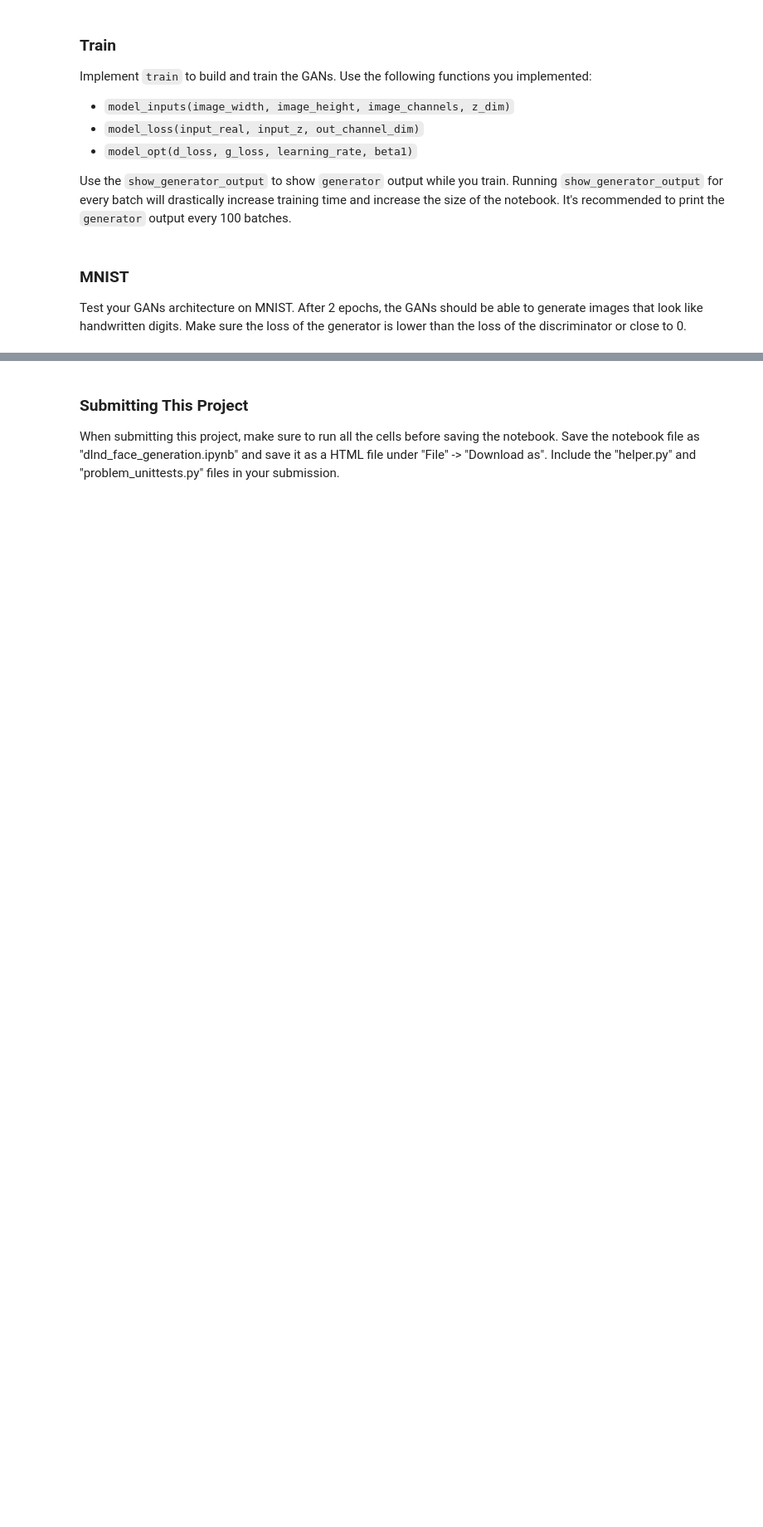
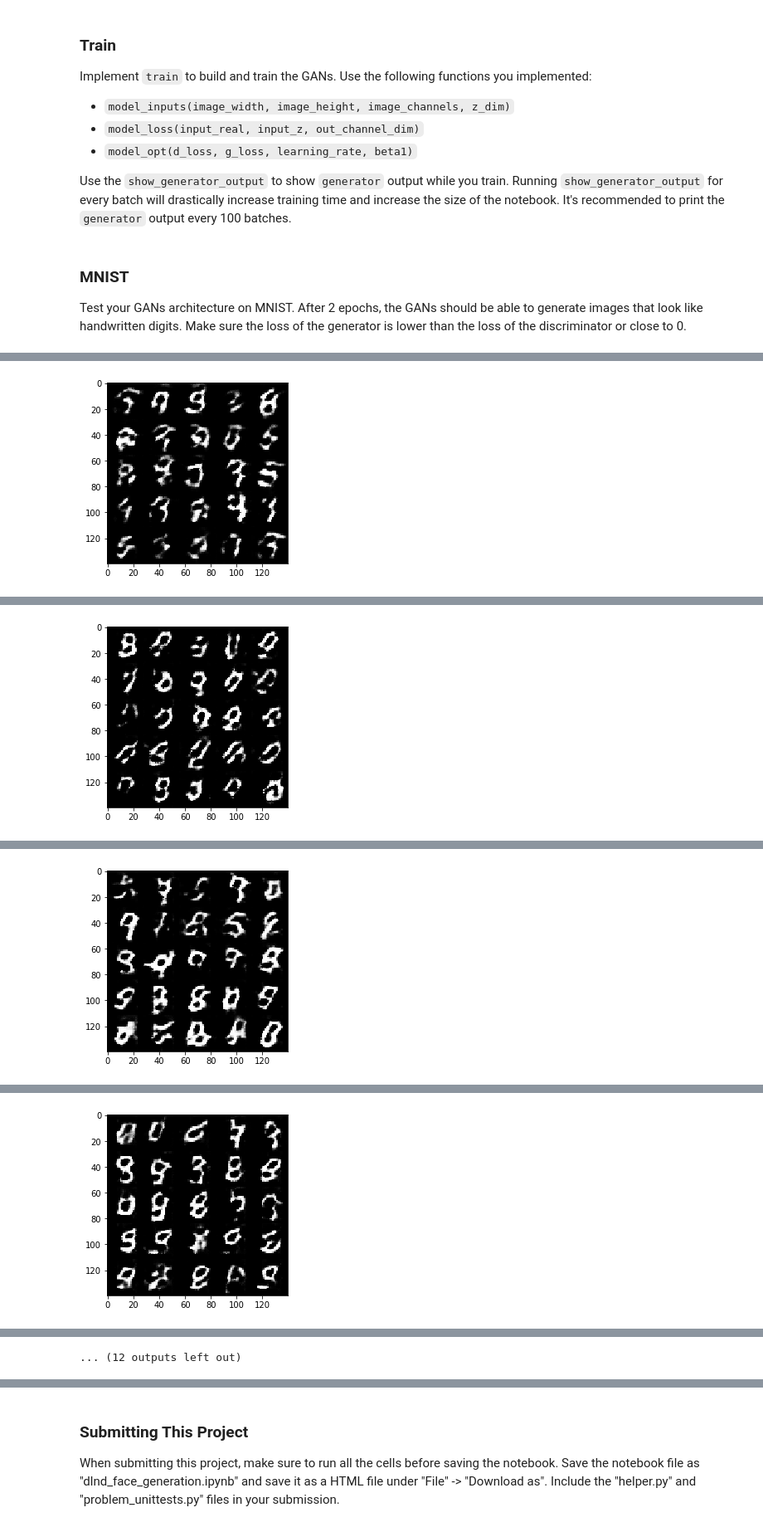
Before and after one commit to dubailey/GAN-Face-Generator, a Jupyter notebook: dlnd_face_generation.ipynb, the cells around one changed output, grey strips where cells are left out. Shown at 83% size. Saved outputs shown, nothing was run; the diff lists cells and outputs as text; code cells hidden in the pictures; blank space fills up the shorter version.

```diff
--- a/dlnd_face_generation.ipynb
+++ b/dlnd_face_generation.ipynb
@@ -350,3 +350,23 @@ def train(epoch_count, batch_size, z_dim, learning_rate, beta1, get_batches, dat
 # %% [markdown]
 ### MNIST
 Test your GANs architecture on MNIST.  After 2 epochs, the GANs should be able to generate images that look like handwritten digits.  Make sure the loss of the generator is lower than the loss of the discriminator or close to 0.
+# %%
+#l_rate = [0.01, 0.005, 0.02]
+#b1 = [0.3,0.4,0.5,0.6]
+
+batch_size = 50
+z_dim = 50
+learning_rate = 0.005
+beta1 = 0.4#4/6
+
+tf.reset_default_graph()
+"""
+DON'T MODIFY ANYTHING IN THIS CELL THAT IS BELOW THIS LINE
+"""
+epochs = 2
+
+mnist_dataset = helper.Dataset('mnist', glob(os.path.join(data_dir, 'mnist/*.jpg')))
+with tf.Graph().as_default():
+    train(epochs, batch_size, z_dim, learning_rate, beta1, mnist_dataset.get_batches,
+          mnist_dataset.shape, mnist_dataset.image_mode)
+# %% [output]
@@ -352,0 +375 @@ Test your GANs architecture on MNIST.  After 2 epochs, the GANs should be able t
+[figure, added]
@@ -352,0 +378 @@ Test your GANs architecture on MNIST.  After 2 epochs, the GANs should be able t
+[figure, added]
@@ -352,0 +381 @@ Test your GANs architecture on MNIST.  After 2 epochs, the GANs should be able t
+[figure, added]
@@ -352,0 +384 @@ Test your GANs architecture on MNIST.  After 2 epochs, the GANs should be able t
+[figure, added]
@@ -353 +391,2 @@ Test your GANs architecture on MNIST.  After 2 epochs, the GANs should be able t
+... (12 outputs left out)
 # %%
```
Also changed, not shown: parts of 8 cells of this notebook, 3 other files.
